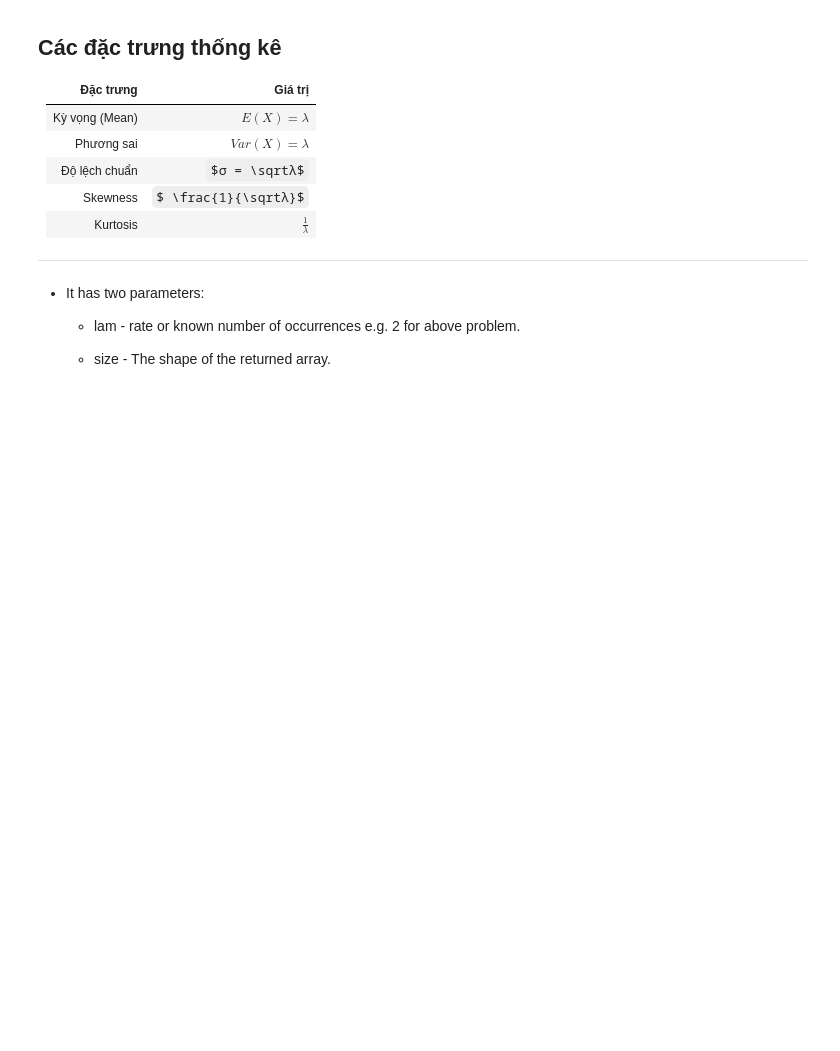
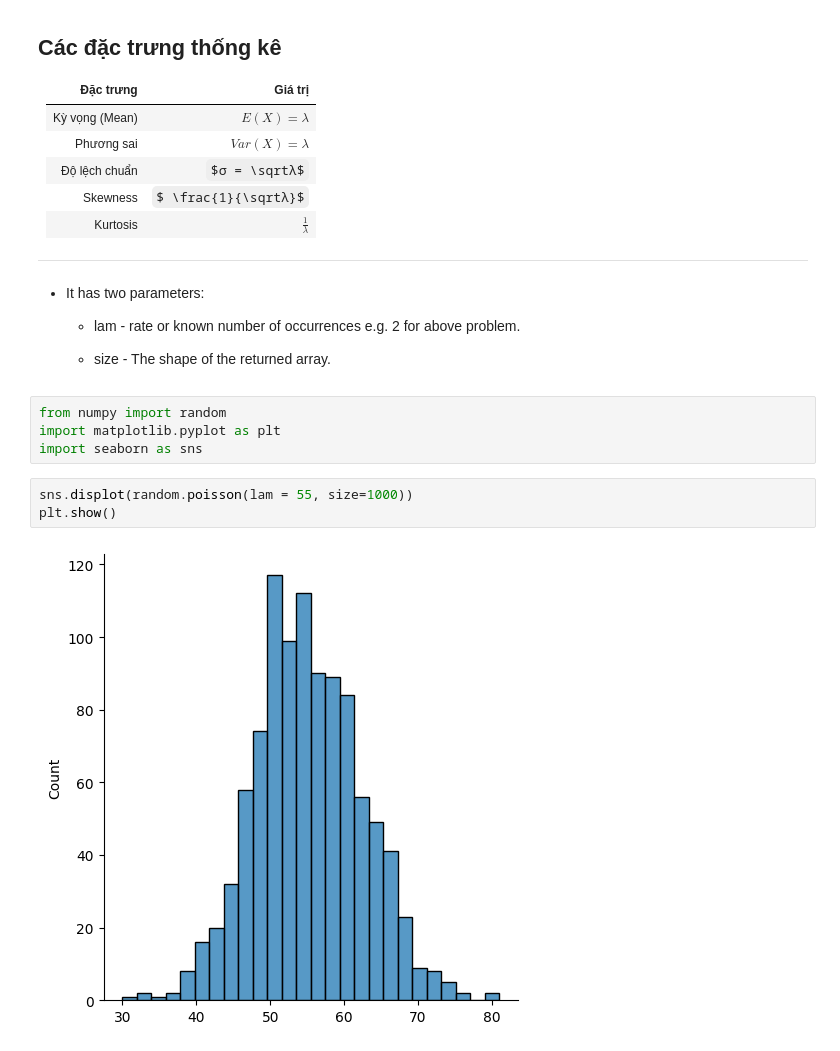
Before and after one commit to HuyinCP/numpy-practice, a Jupyter notebook: WAY2/7.ipynb, the cells around one changed output. Saved outputs shown, nothing was run; the diff lists cells and outputs as text; some formulas as TeX source; blank space fills up the shorter version.

```diff
--- a/WAY2/7.ipynb
+++ b/WAY2/7.ipynb
@@ -54,3 +54,12 @@ $$
   + lam - rate or known number of occurrences e.g. 2 for above problem.
 
   + size - The shape of the returned array.
+# %%
+from numpy import random
+import matplotlib.pyplot as plt
+import seaborn as sns
+# %%
+sns.displot(random.poisson(lam = 55, size=1000))
+plt.show()
+# %% [output]
+[figure, added]
```
Also changed, not shown: parts of 1 cell of this notebook, 3 other files.
